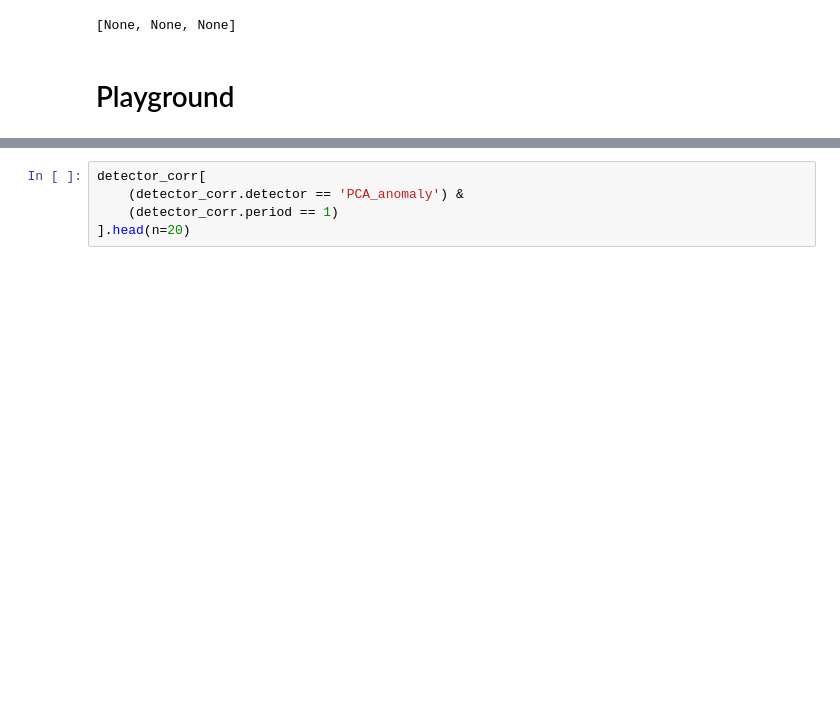
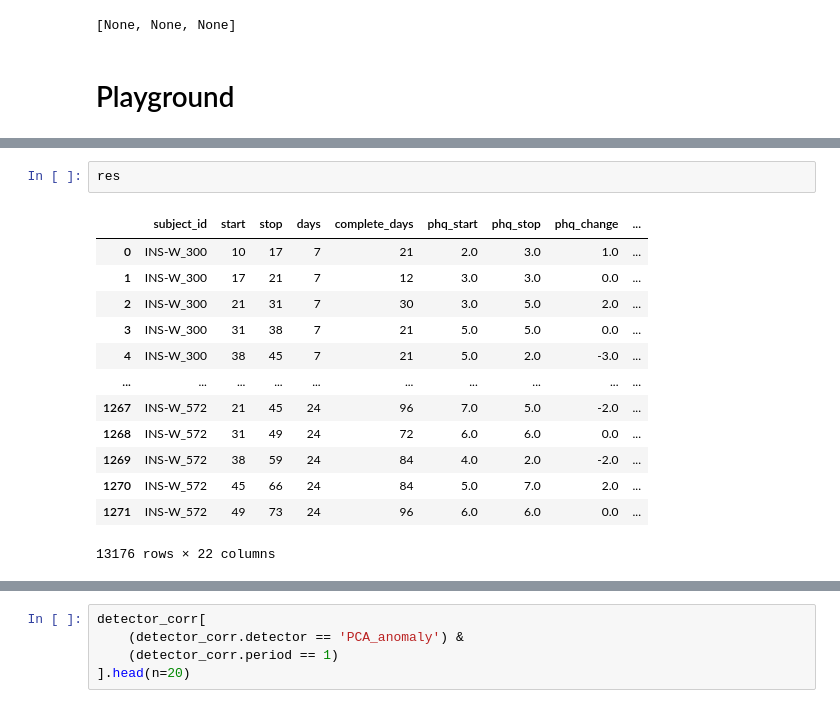
Before and after one commit to akre96/mhealth_anomaly_detection, a Jupyter notebook: notebooks/import_GLOBEM.ipynb, the cells around one changed output, grey strips where cells are left out. Drawn from its saved outputs; the diff is of its cells as text; blank space fills up the shorter version.

```diff
--- a/notebooks/import_GLOBEM.ipynb
+++ b/notebooks/import_GLOBEM.ipynb
@@ -442,0 +464,16 @@ phq_anomalies
+# %%
+res
+# %% [output]
+|  | subject_id | start | stop | days | complete_days | phq_start | phq_stop | phq_change | ... |
+| 0 | INS-W_300 | 10 | 17 | 7 | 21 | 2.0 | 3.0 | 1.0 | ... |
+| 1 | INS-W_300 | 17 | 21 | 7 | 12 | 3.0 | 3.0 | 0.0 | ... |
+| 2 | INS-W_300 | 21 | 31 | 7 | 30 | 3.0 | 5.0 | 2.0 | ... |
+| 3 | INS-W_300 | 31 | 38 | 7 | 21 | 5.0 | 5.0 | 0.0 | ... |
+| 4 | INS-W_300 | 38 | 45 | 7 | 21 | 5.0 | 2.0 | -3.0 | ... |
+| ... | ... | ... | ... | ... | ... | ... | ... | ... | ... |
+| 1267 | INS-W_572 | 21 | 45 | 24 | 96 | 7.0 | 5.0 | -2.0 | ... |
+| 1268 | INS-W_572 | 31 | 49 | 24 | 72 | 6.0 | 6.0 | 0.0 | ... |
+| 1269 | INS-W_572 | 38 | 59 | 24 | 84 | 4.0 | 2.0 | -2.0 | ... |
+| 1270 | INS-W_572 | 45 | 66 | 24 | 84 | 5.0 | 7.0 | 2.0 | ... |
+| 1271 | INS-W_572 | 49 | 73 | 24 | 96 | 6.0 | 6.0 | 0.0 | ... |
+13176 rows × 22 columns
```
Also changed, not shown: parts of 13 cells of this notebook, 7 other files.
